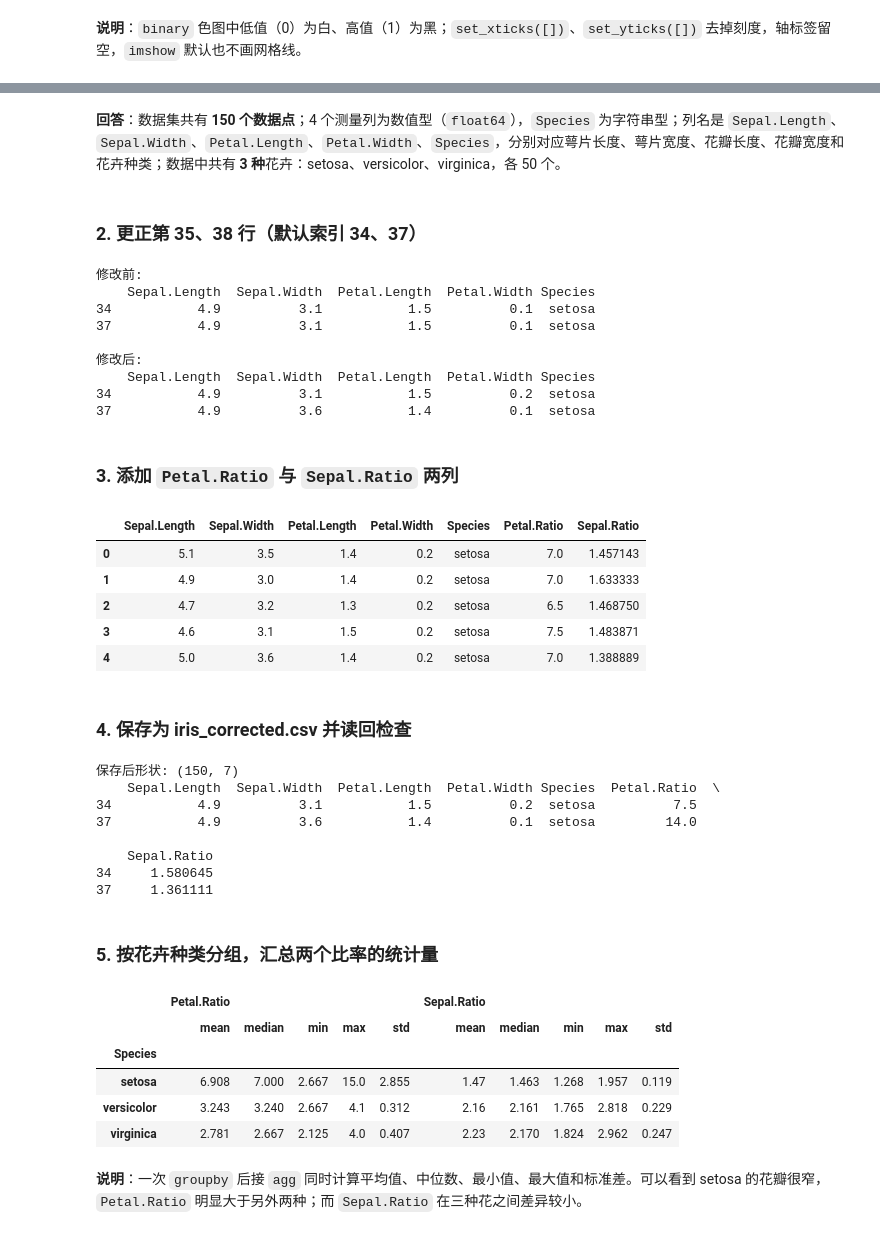
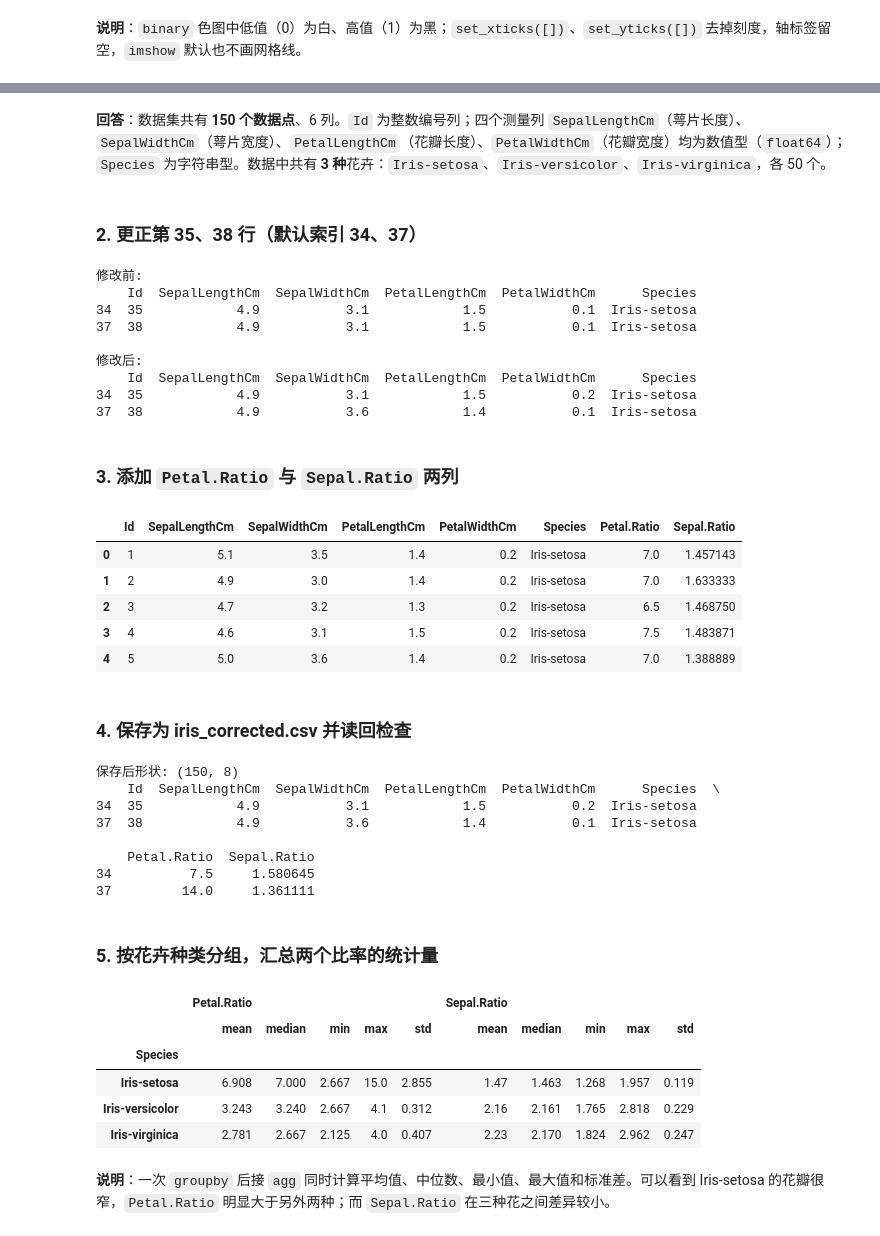
Before and after one commit to w123-123-5/python-assignments-20244081108, a Jupyter notebook: hw03/20244081108_王亨泰_hw03.ipynb, the cells around one changed output, grey strips where cells are left out. Saved outputs shown, nothing was run; the diff lists cells and outputs as text; code cells hidden in the pictures.

```diff
--- a/hw03/20244081108_王亨泰_hw03.ipynb
+++ b/hw03/20244081108_王亨泰_hw03.ipynb
@@ -365,39 +368,42 @@ df.head()
 # %% [markdown]
-**回答**：数据集共有 **150 个数据点**；4 个测量列为数值型（`float64`），`Species` 为字符串型；列名是 `Sepal.Length`、`Sepal.Width`、`Petal.Length`、`Petal.Width`、`Species`，分别对应萼片长度、萼片宽度、花瓣长度、花瓣宽度和花卉种类；数据中共有 **3 种**花卉：setosa、versicolor、virginica，各 50 个。
+**回答**：数据集共有 **150 个数据点**、6 列。`Id` 为整数编号列；四个测量列 `SepalLengthCm`（萼片长度）、`SepalWidthCm`（萼片宽度）、`PetalLengthCm`（花瓣长度）、`PetalWidthCm`（花瓣宽度）均为数值型（`float64`）；`Species` 为字符串型。数据中共有 **3 种**花卉：`Iris-setosa`、`Iris-versicolor`、`Iris-virginica`，各 50 个。
 # %% [markdown]
 ### 2. 更正第 35、38 行（默认索引 34、37）
 # %%
 print("修改前:")
 print(df.loc[[34, 37]])
 
-df.loc[34] = [4.9, 3.1, 1.5, 0.2, "setosa"]  # 第四项测量有误
-df.loc[37] = [4.9, 3.6, 1.4, 0.1, "setosa"]  # 第二、三项测量有误
+# 第35行（索引34）：第四项测量 PetalWidthCm 有误，改为 0.2；Id 与其余列保持不变
+df.loc[34, "PetalWidthCm"] = 0.2
+# 第38行（索引37）：第二、三项测量 SepalWidthCm、PetalLengthCm 有误
+df.loc[37, "SepalWidthCm"] = 3.6
+df.loc[37, "PetalLengthCm"] = 1.4
 
 print("\n修改后:")
 print(df.loc[[34, 37]])
 # %% [output]
 修改前:
-    Sepal.Length  Sepal.Width  Petal.Length  Petal.Width Species
-34           4.9          3.1           1.5          0.1  setosa
-37           4.9          3.1           1.5          0.1  setosa
+    Id  SepalLengthCm  SepalWidthCm  PetalLengthCm  PetalWidthCm      Species
+34  35            4.9           3.1            1.5           0.1  Iris-setosa
+37  38            4.9           3.1            1.5           0.1  Iris-setosa
 
 修改后:
-    Sepal.Length  Sepal.Width  Petal.Length  Petal.Width Species
-34           4.9          3.1           1.5          0.2  setosa
-37           4.9          3.6           1.4          0.1  setosa
+    Id  SepalLengthCm  SepalWidthCm  PetalLengthCm  PetalWidthCm      Species
+34  35            4.9           3.1            1.5           0.2  Iris-setosa
+37  38            4.9           3.6            1.4           0.1  Iris-setosa
 # %% [markdown]
 ### 3. 添加 `Petal.Ratio` 与 `Sepal.Ratio` 两列
 # %%
-df["Petal.Ratio"] = df["Petal.Length"] / df["Petal.Width"]
-df["Sepal.Ratio"] = df["Sepal.Length"] / df["Sepal.Width"]
+df["Petal.Ratio"] = df["PetalLengthCm"] / df["PetalWidthCm"]
+df["Sepal.Ratio"] = df["SepalLengthCm"] / df["SepalWidthCm"]
 df.head()
 # %% [output]
-|  | Sepal.Length | Sepal.Width | Petal.Length | Petal.Width | Species | Petal.Ratio | Sepal.Ratio |
-| 0 | 5.1 | 3.5 | 1.4 | 0.2 | setosa | 7.0 | 1.457143 |
-| 1 | 4.9 | 3.0 | 1.4 | 0.2 | setosa | 7.0 | 1.633333 |
-| 2 | 4.7 | 3.2 | 1.3 | 0.2 | setosa | 6.5 | 1.468750 |
-| 3 | 4.6 | 3.1 | 1.5 | 0.2 | setosa | 7.5 | 1.483871 |
-| 4 | 5.0 | 3.6 | 1.4 | 0.2 | setosa | 7.0 | 1.388889 |
+|  | Id | SepalLengthCm | SepalWidthCm | PetalLengthCm | PetalWidthCm | Species | Petal.Ratio | Sepal.Ratio |
+| 0 | 1 | 5.1 | 3.5 | 1.4 | 0.2 | Iris-setosa | 7.0 | 1.457143 |
+| 1 | 2 | 4.9 | 3.0 | 1.4 | 0.2 | Iris-setosa | 7.0 | 1.633333 |
+| 2 | 3 | 4.7 | 3.2 | 1.3 | 0.2 | Iris-setosa | 6.5 | 1.468750 |
+| 3 | 4 | 4.6 | 3.1 | 1.5 | 0.2 | Iris-setosa | 7.5 | 1.483871 |
+| 4 | 5 | 5.0 | 3.6 | 1.4 | 0.2 | Iris-setosa | 7.0 | 1.388889 |
 # %% [markdown]
 ### 4. 保存为 iris_corrected.csv 并读回检查
 # %%
@@ -407,14 +413,14 @@ check = pd.read_csv("iris_corrected.csv")
 print("保存后形状:", check.shape)
 print(check.loc[[34, 37]])
 # %% [output]
-保存后形状: (150, 7)
-    Sepal.Length  Sepal.Width  Petal.Length  Petal.Width Species  Petal.Ratio  \
-34           4.9          3.1           1.5          0.2  setosa          7.5
-37           4.9          3.6           1.4          0.1  setosa         14.0
+保存后形状: (150, 8)
+    Id  SepalLengthCm  SepalWidthCm  PetalLengthCm  PetalWidthCm      Species  \
+34  35            4.9           3.1            1.5           0.2  Iris-setosa
+37  38            4.9           3.6            1.4           0.1  Iris-setosa
 
-    Sepal.Ratio
-34     1.580645
-37     1.361111
+    Petal.Ratio  Sepal.Ratio
+34          7.5     1.580645
+37         14.0     1.361111
 # %% [markdown]
 ### 5. 按花卉种类分组，汇总两个比率的统计量
 # %%
@@ -426,8 +432,8 @@ group_stats.round(3)
 |  | Petal.Ratio |  |  |  |  | Sepal.Ratio |  |  |  |  |
 |  | mean | median | min | max | std | mean | median | min | max | std |
 | Species |  |  |  |  |  |  |  |  |  |  |
-| setosa | 6.908 | 7.000 | 2.667 | 15.0 | 2.855 | 1.47 | 1.463 | 1.268 | 1.957 | 0.119 |
-| versicolor | 3.243 | 3.240 | 2.667 | 4.1 | 0.312 | 2.16 | 2.161 | 1.765 | 2.818 | 0.229 |
-| virginica | 2.781 | 2.667 | 2.125 | 4.0 | 0.407 | 2.23 | 2.170 | 1.824 | 2.962 | 0.247 |
+| Iris-setosa | 6.908 | 7.000 | 2.667 | 15.0 | 2.855 | 1.47 | 1.463 | 1.268 | 1.957 | 0.119 |
+| Iris-versicolor | 3.243 | 3.240 | 2.667 | 4.1 | 0.312 | 2.16 | 2.161 | 1.765 | 2.818 | 0.229 |
+| Iris-virginica | 2.781 | 2.667 | 2.125 | 4.0 | 0.407 | 2.23 | 2.170 | 1.824 | 2.962 | 0.247 |
 # %% [markdown]
-**说明**：一次 `groupby` 后接 `agg` 同时计算平均值、中位数、最小值、最大值和标准差。可以看到 setosa 的花瓣很窄，`Petal.Ratio` 明显大于另外两种；而 `Sepal.Ratio` 在三种花之间差异较小。
+**说明**：一次 `groupby` 后接 `agg` 同时计算平均值、中位数、最小值、最大值和标准差。可以看到 Iris-setosa 的花瓣很窄，`Petal.Ratio` 明显大于另外两种；而 `Sepal.Ratio` 在三种花之间差异较小。
```
Also changed, not shown: parts of 3 cells of this notebook, 2 other files.
